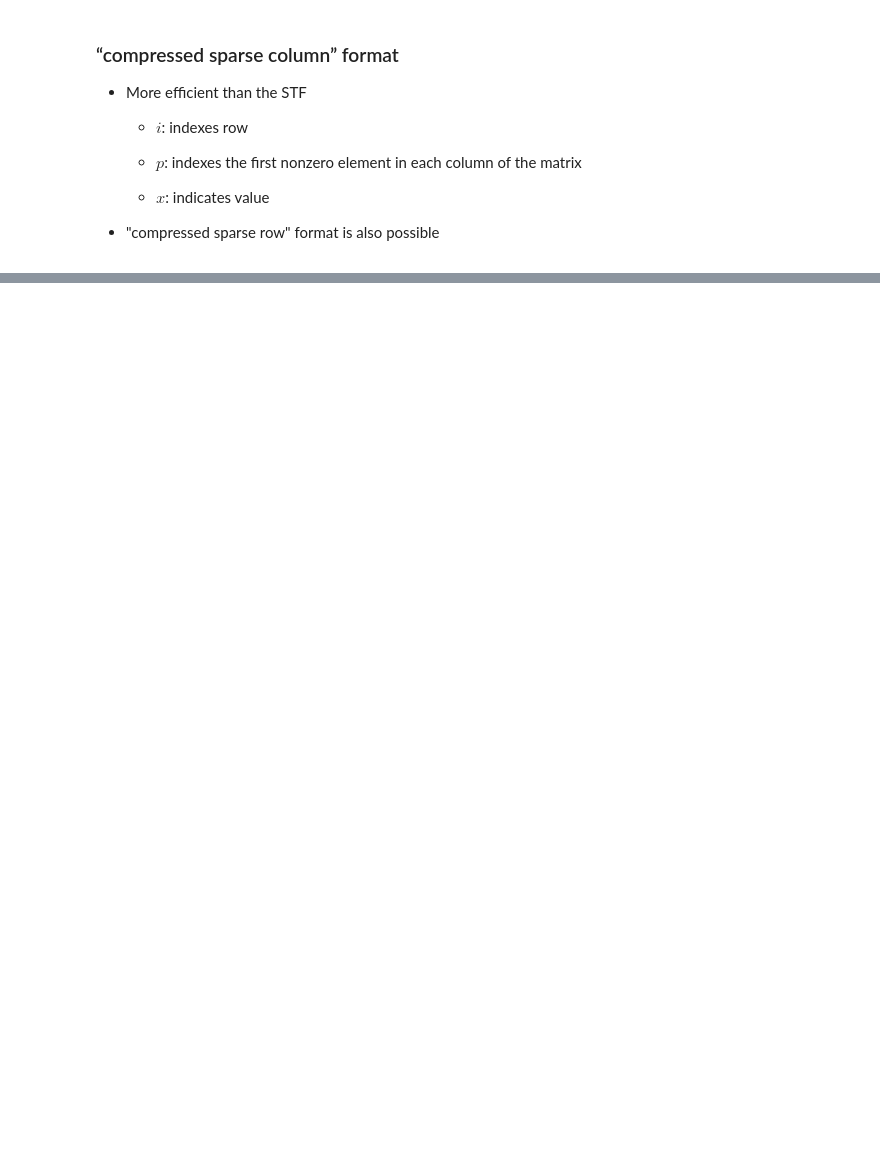
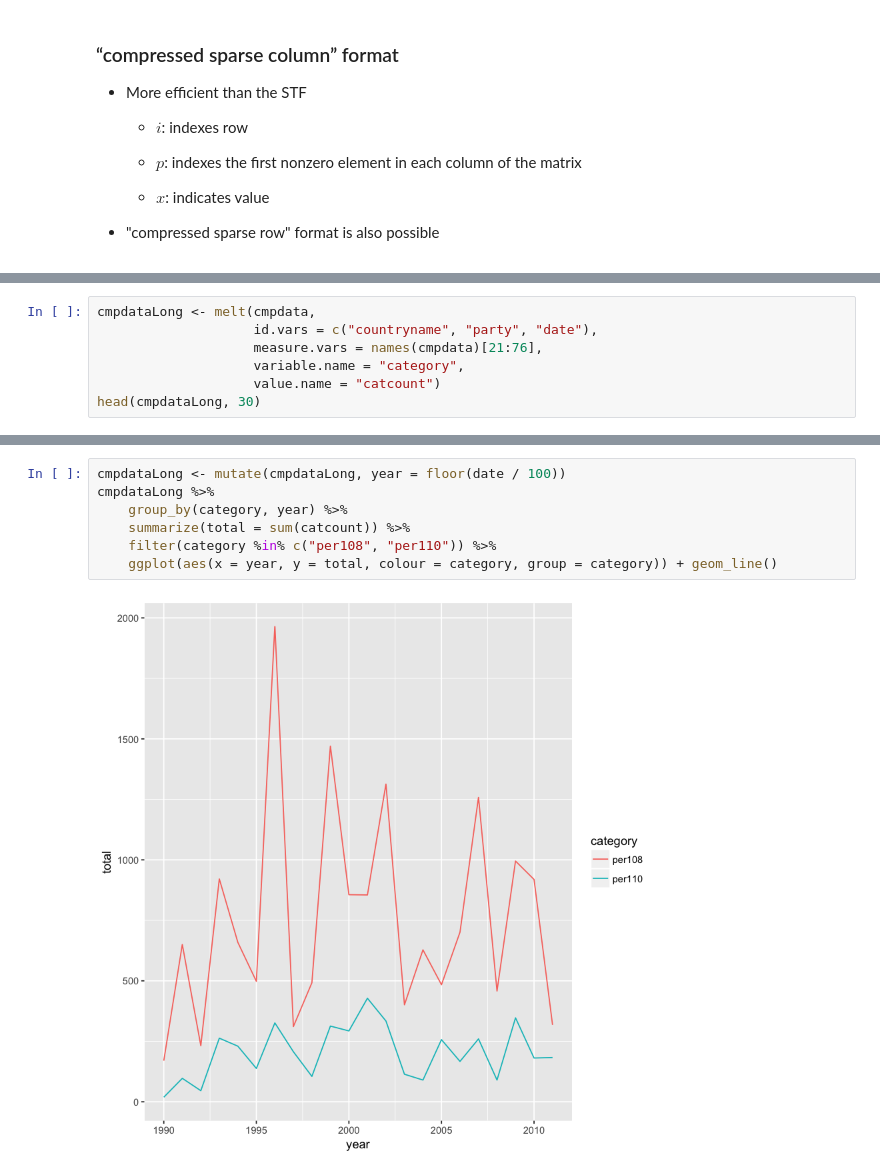
Before and after one commit to IvonGu/lectures-1, a Jupyter notebook: week02/ST445_wk2_lecture.ipynb, the cells around one changed output, grey strips where cells are left out. Drawn from its saved outputs; the diff is of its cells as text; blank space fills up the shorter version.

```diff
--- a/week02/ST445_wk2_lecture.ipynb
+++ b/week02/ST445_wk2_lecture.ipynb
@@ -320,0 +451,7 @@ This is “wide" format: ![image](figures/cmpdata.png){width="105.00000%"}
+# %%
+cmpdataLong <- melt(cmpdata,
+                    id.vars = c("countryname", "party", "date"),
+                    measure.vars = names(cmpdata)[21:76],
+                    variable.name = "category",
+                    value.name = "catcount")
+head(cmpdataLong, 30)
@@ -320,0 +496,9 @@ This is “wide" format: ![image](figures/cmpdata.png){width="105.00000%"}
+# %%
+cmpdataLong <- mutate(cmpdataLong, year = floor(date / 100))
+cmpdataLong %>%
+    group_by(category, year) %>%
+    summarize(total = sum(catcount)) %>%
+    filter(category %in% c("per108", "per110")) %>%
+    ggplot(aes(x = year, y = total, colour = category, group = category)) + geom_line()
+# %% [output]
+[figure, added]
```
Also changed, not shown: parts of 40 cells of this notebook.
